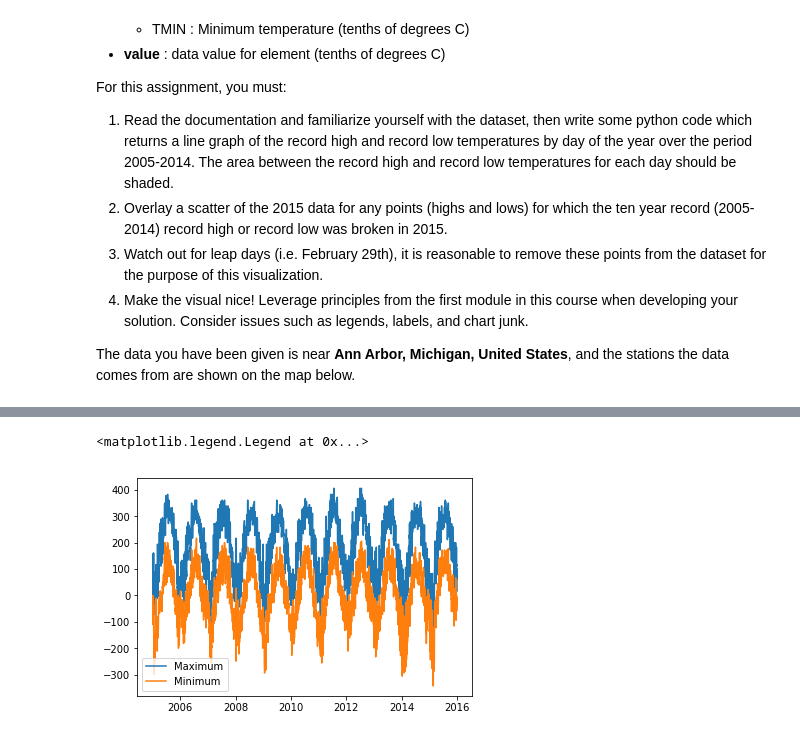
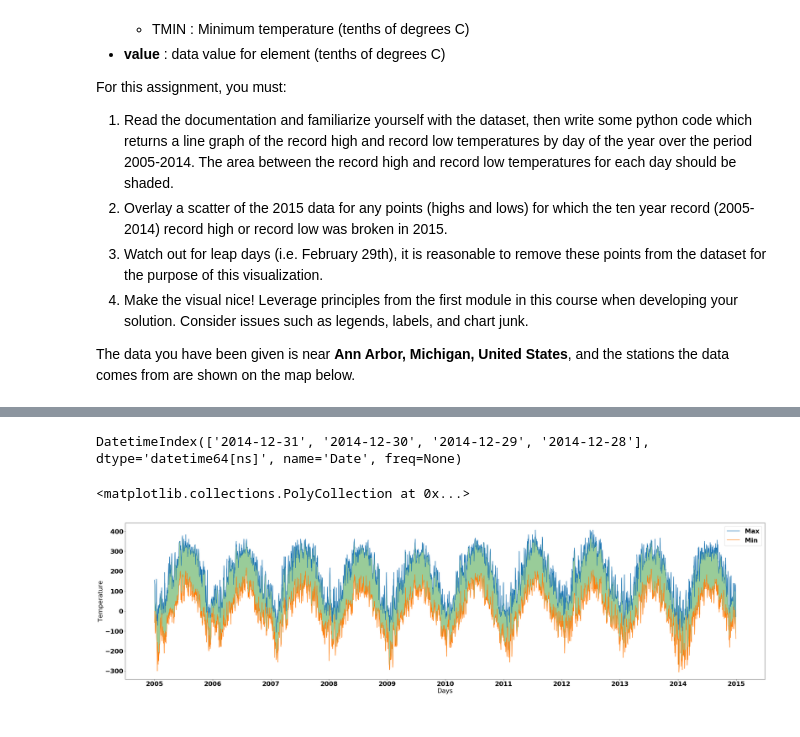
Before and after one commit to Johan-Liebert1/DataScienceSpecialization, a Jupyter notebook: 2 Applied Plotting, Charting & Data Representation in Python/Assignment2.ipynb, the cells around one changed output, grey strips where cells are left out. Cells and saved outputs as stored; diff of their text form; code cells hidden in the pictures.

```diff
--- a/2 Applied Plotting, Charting & Data Representation in Python/Assignment2.ipynb
+++ b/2 Applied Plotting, Charting & Data Representation in Python/Assignment2.ipynb
@@ -57,6 +57,8 @@ df.sort_values(by = 'Date', inplace = True)
 df.set_index('Date', inplace=True)
 print(f'len = {len(df)}')
 print(df.columns)
+df = df['2005' : '2014']
+df
 # %% [output]
 len = 165085
 Index(['ID', 'Element', 'Data_Value'], dtype='object')
@@ -72,3 +93,7 @@ for date in dates:
 
     max_temps.append(group['Data_Value'].max())
     min_temps.append(group['Data_Value'].min())
+
+print(dates[-1:-5:-1])
+# %% [output]
+DatetimeIndex(['2014-12-31', '2014-12-30', '2014-12-29', '2014-12-28'], dtype='datetime64[ns]', name='Date', freq=None)
@@ -77,8 +105 @@ for date in dates:
 from matplotlib import pyplot as plt
-# %%
-plt.plot(dates,max_temps,label='max')
-plt.plot(dates,min_temps,label='min')
-plt.legend(['Maximum', 'Minimum'])
-# %% [output]
-<matplotlib.legend.Legend at 0x...>
-[figure, removed]
@@ -84,0 +111,16 @@ plt.legend(['Maximum', 'Minimum'])
+# %%
+plt.figure(figsize=(40,10))
+plt.plot(dates,max_temps,label='Max')
+plt.plot(dates,min_temps,label='Min')
+plt.xlabel("Days")
+plt.ylabel("Temperature")
+plt.legend()
+
+# fill the area between the max and min temp data
+plt.gca().fill_between(dates,
+                       max_temps, min_temps,
+                       facecolor='green',
+                       alpha=0.4)
+# %% [output]
+<matplotlib.collections.PolyCollection at 0x...>
+[figure, added]
```
Also changed, not shown: parts of 4 cells of this notebook.
